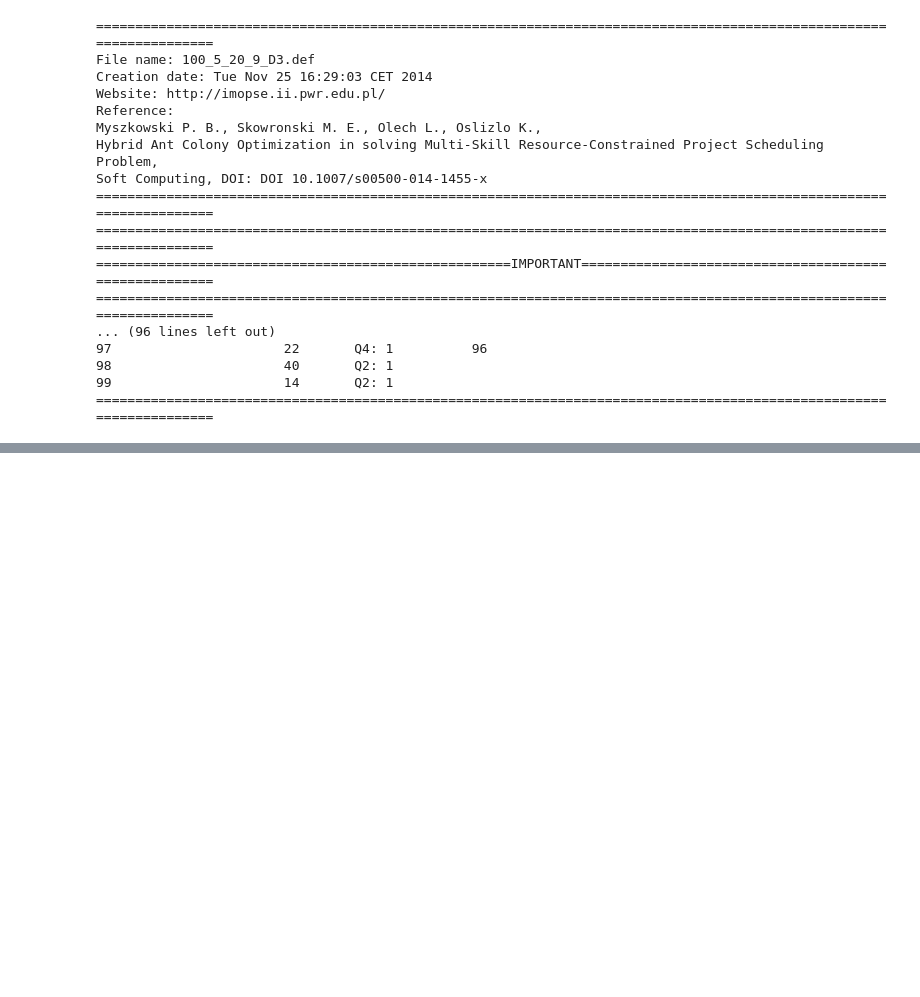
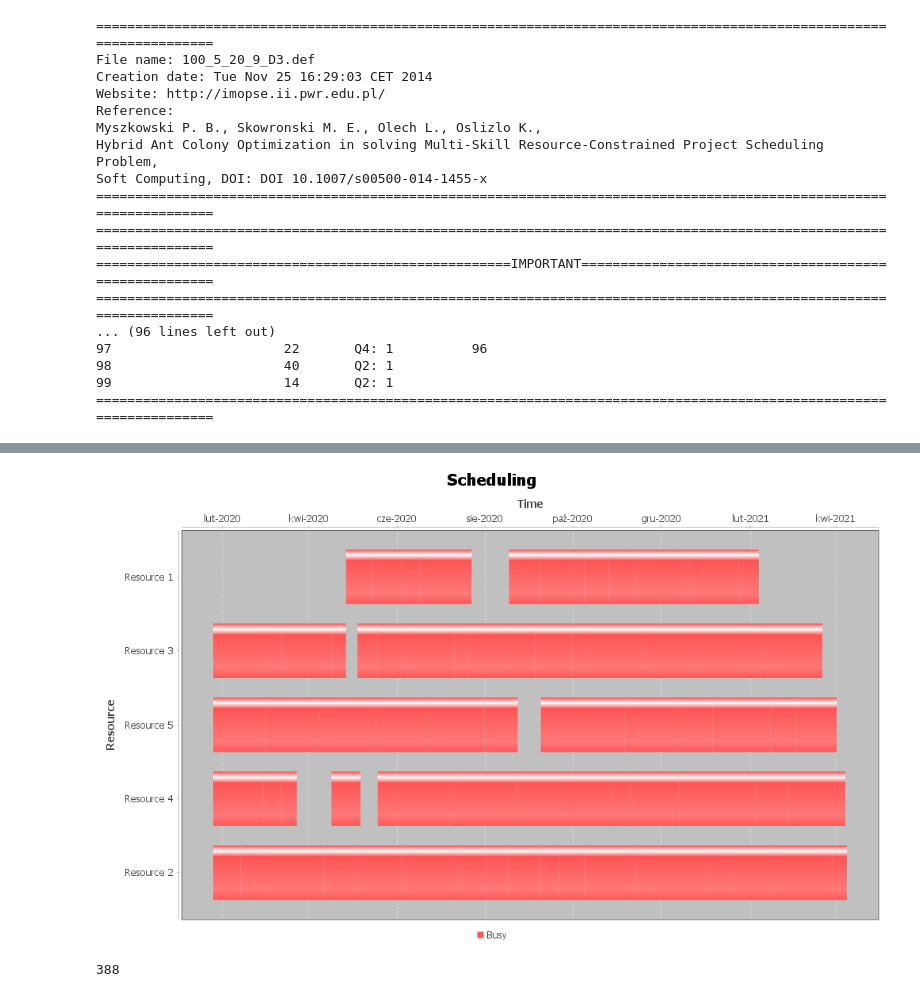
Before and after one commit to ignac8/msrcpsp, a Jupyter notebook: docs/ds.ipynb, the cells around one changed output, grey strips where cells are left out. Cells and saved outputs as stored; diff of their text form; code cells hidden in the pictures; blank space fills up the shorter version.

```diff
--- a/docs/ds.ipynb
+++ b/docs/ds.ipynb
@@ -76,0 +80,12 @@ solver.toGraph().createBufferedImage(1000, 600)
+# %%
+localSearchSolver.getBestSchedule().get().toGraph().createBufferedImage(1000, 600)
+# %% [output]
+[figure, added]
+# %%
+int simulatedAnnealingPassLimit = 1000000;
+double maxTemp = 250000;
+Solver simulatedAnnealingSolver = new SimulatedAnnealingAlgorithm(simulatedAnnealingPassLimit, maxTemp).prepareSolver(dataset);
+simulatedAnnealingSolver.solve();
+simulatedAnnealingSolver.getBestSchedule().get().getFitness();
+# %% [output]
+388
```
Also changed, not shown: parts of 9 cells of this notebook, 5 other files.
